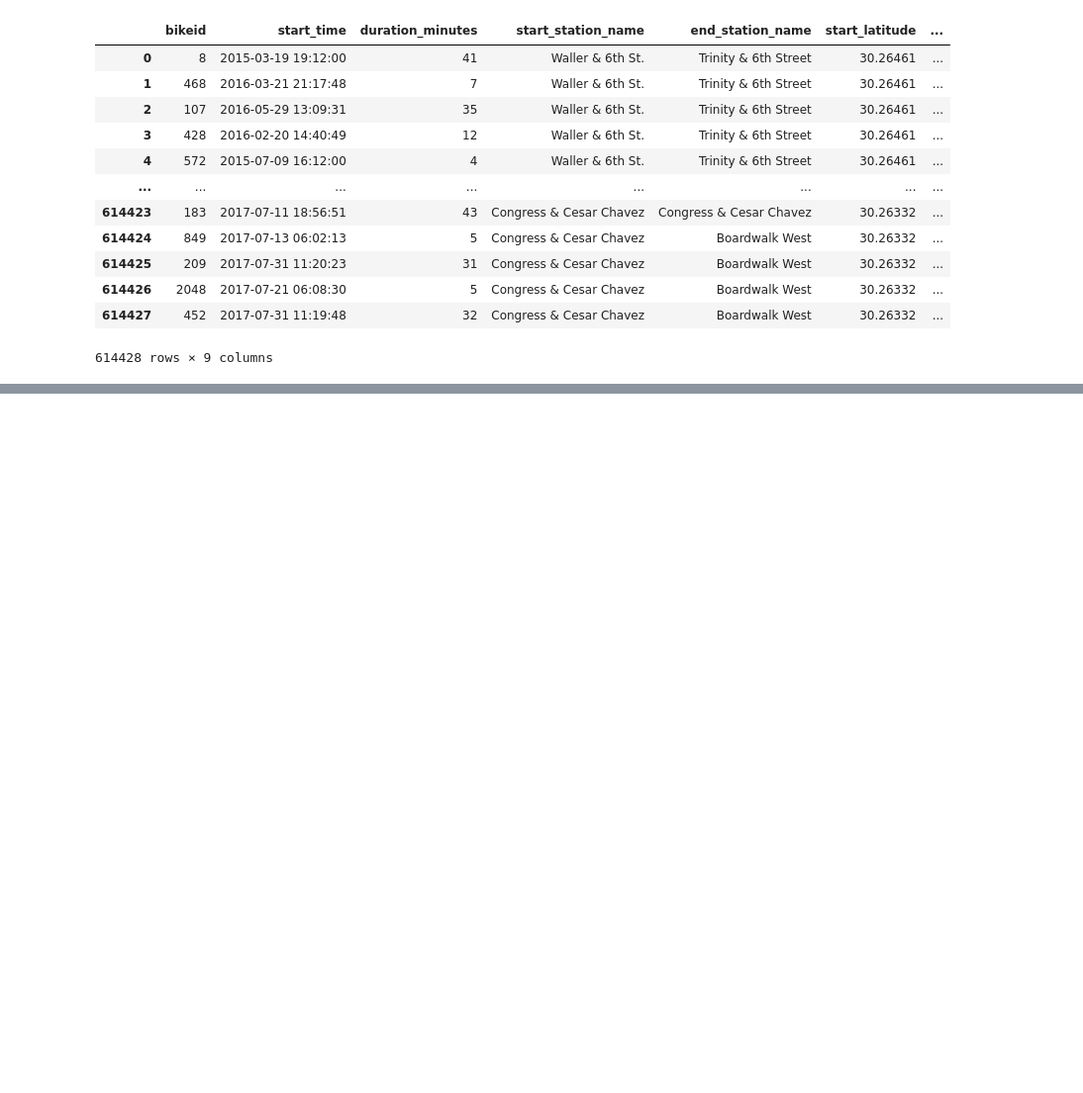
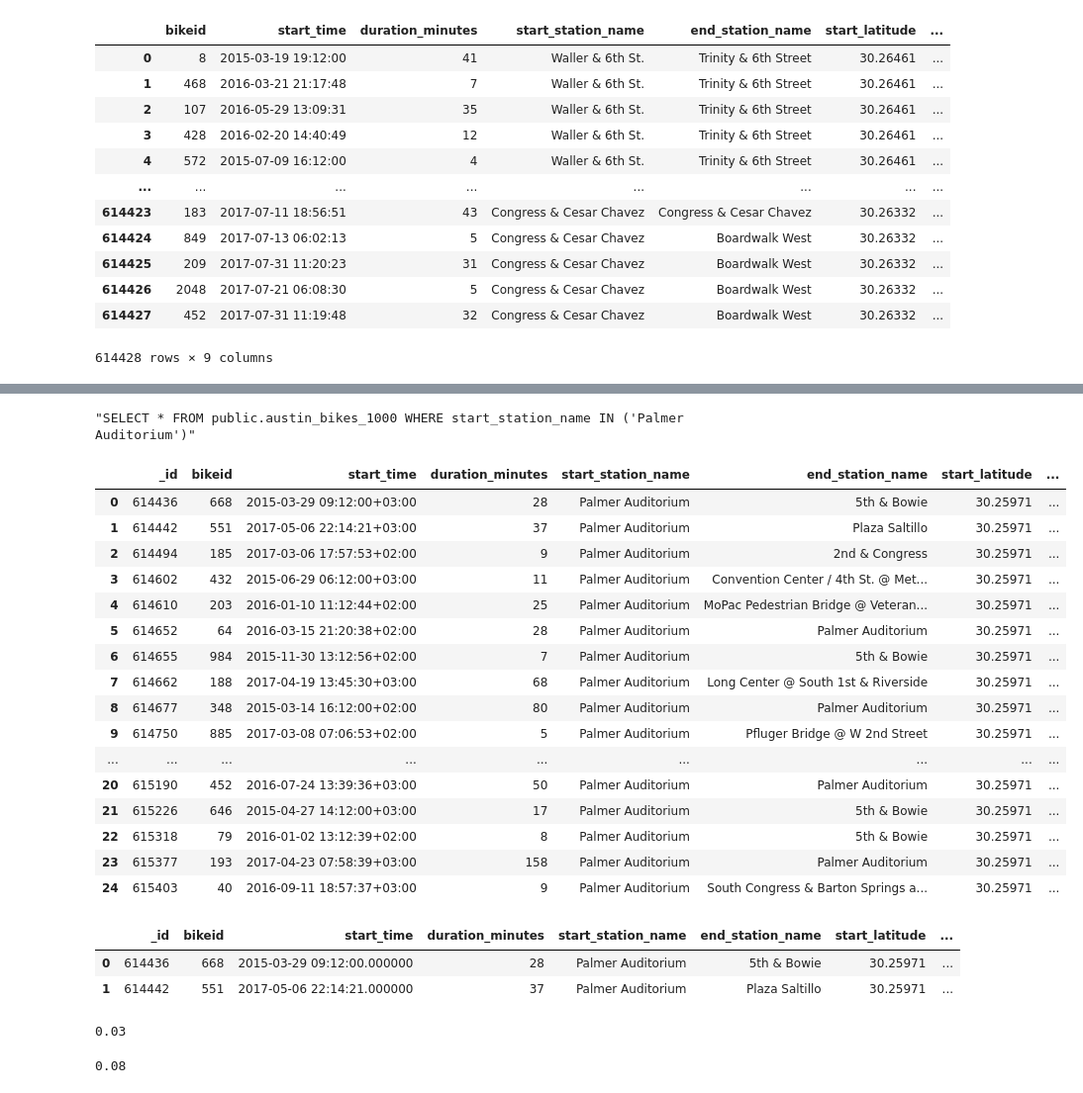
Before and after one commit to GalZeevi/HARLM, a Jupyter notebook: demo.ipynb, the cells around one changed output, grey strips where cells are left out. Shown at 99% size. Drawn from its saved outputs; the diff is of its cells as text; code cells hidden in the pictures; blank space fills up the shorter version.

Commit message:
continue working on demo, add query prompt and query db vs query sample

```diff
--- a/demo.ipynb
+++ b/demo.ipynb
@@ -130,0 +110,47 @@ dataAccess.select_to_df("SELECT * FROM public.austin_bikes_1000 WHERE end_latitu
+# %%
+query = input('enter query please...').replace("_id", "*")
+query
+# %% [output]
+"SELECT * FROM public.austin_bikes_1000 WHERE start_station_name IN ('Palmer Auditorium')"
+# %%
+from data_access import DataAccess
+
+dataAccess = DataAccess()
+# query = "SELECT _id FROM public.austin_bikes_1000 WHERE start_station_name IN ('Palmer Auditorium')".replace("_id", "*")
+truth_query_df = dataAccess.select_to_df(query)
+truth_query_df
+# %% [output]
+|  | _id | bikeid | start_time | duration_minutes | start_station_name | end_station_name | start_latitude | ... |
+| 0 | 614436 | 668 | 2015-03-29 09:12:00+03:00 | 28 | Palmer Auditorium | 5th & Bowie | 30.25971 | ... |
+| 1 | 614442 | 551 | 2017-05-06 22:14:21+03:00 | 37 | Palmer Auditorium | Plaza Saltillo | 30.25971 | ... |
+| 2 | 614494 | 185 | 2017-03-06 17:57:53+02:00 | 9 | Palmer Auditorium | 2nd & Congress | 30.25971 | ... |
+| 3 | 614602 | 432 | 2015-06-29 06:12:00+03:00 | 11 | Palmer Auditorium | Convention Center / 4th St. @ Met... | 30.25971 | ... |
+| 4 | 614610 | 203 | 2016-01-10 11:12:44+02:00 | 25 | Palmer Auditorium | MoPac Pedestrian Bridge @ Veteran... | 30.25971 | ... |
+| 5 | 614652 | 64 | 2016-03-15 21:20:38+02:00 | 28 | Palmer Auditorium | Palmer Auditorium | 30.25971 | ... |
+| 6 | 614655 | 984 | 2015-11-30 13:12:56+02:00 | 7 | Palmer Auditorium | 5th & Bowie | 30.25971 | ... |
+| 7 | 614662 | 188 | 2017-04-19 13:45:30+03:00 | 68 | Palmer Auditorium | Long Center @ South 1st & Riverside | 30.25971 | ... |
+| 8 | 614677 | 348 | 2015-03-14 16:12:00+02:00 | 80 | Palmer Auditorium | Palmer Auditorium | 30.25971 | ... |
+| 9 | 614750 | 885 | 2017-03-08 07:06:53+02:00 | 5 | Palmer Auditorium | Pfluger Bridge @ W 2nd Street | 30.25971 | ... |
+| ... | ... | ... | ... | ... | ... | ... | ... | ... |
+| 20 | 615190 | 452 | 2016-07-24 13:39:36+03:00 | 50 | Palmer Auditorium | Palmer Auditorium | 30.25971 | ... |
+| 21 | 615226 | 646 | 2015-04-27 14:12:00+03:00 | 17 | Palmer Auditorium | 5th & Bowie | 30.25971 | ... |
+| 22 | 615318 | 79 | 2016-01-02 13:12:39+02:00 | 8 | Palmer Auditorium | 5th & Bowie | 30.25971 | ... |
+| 23 | 615377 | 193 | 2017-04-23 07:58:39+03:00 | 158 | Palmer Auditorium | Palmer Auditorium | 30.25971 | ... |
+| 24 | 615403 | 40 | 2016-09-11 18:57:37+03:00 | 9 | Palmer Auditorium | South Congress & Barton Springs a... | 30.25971 | ... |
+# %%
+import pandasql as ps
+
+sample_query_df = ps.sqldf(query.replace("public.austin_bikes_1000", "df"))
+sample_query_df
+# %% [output]
+|  | _id | bikeid | start_time | duration_minutes | start_station_name | end_station_name | start_latitude | ... |
+| 0 | 614436 | 668 | 2015-03-29 09:12:00.000000 | 28 | Palmer Auditorium | 5th & Bowie | 30.25971 | ... |
+| 1 | 614442 | 551 | 2017-05-06 22:14:21.000000 | 37 | Palmer Auditorium | Plaza Saltillo | 30.25971 | ... |
+# %%
+len(sample) / dataAccess.select_one("SELECT count(*) as count from public.austin_bikes_1000")['count']
+# %% [output]
+0.03
+# %%
+len(sample_query_df.index) / len(truth_query_df.index)
+# %% [output]
+0.08
```
Also changed, not shown: parts of 5 cells of this notebook.
